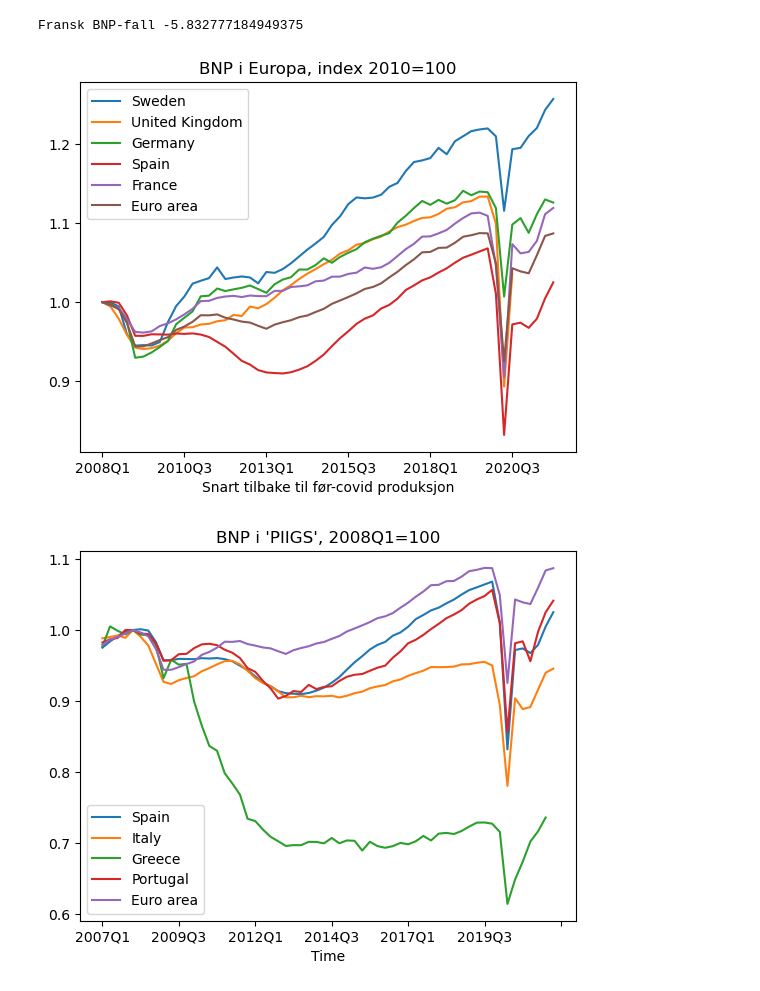
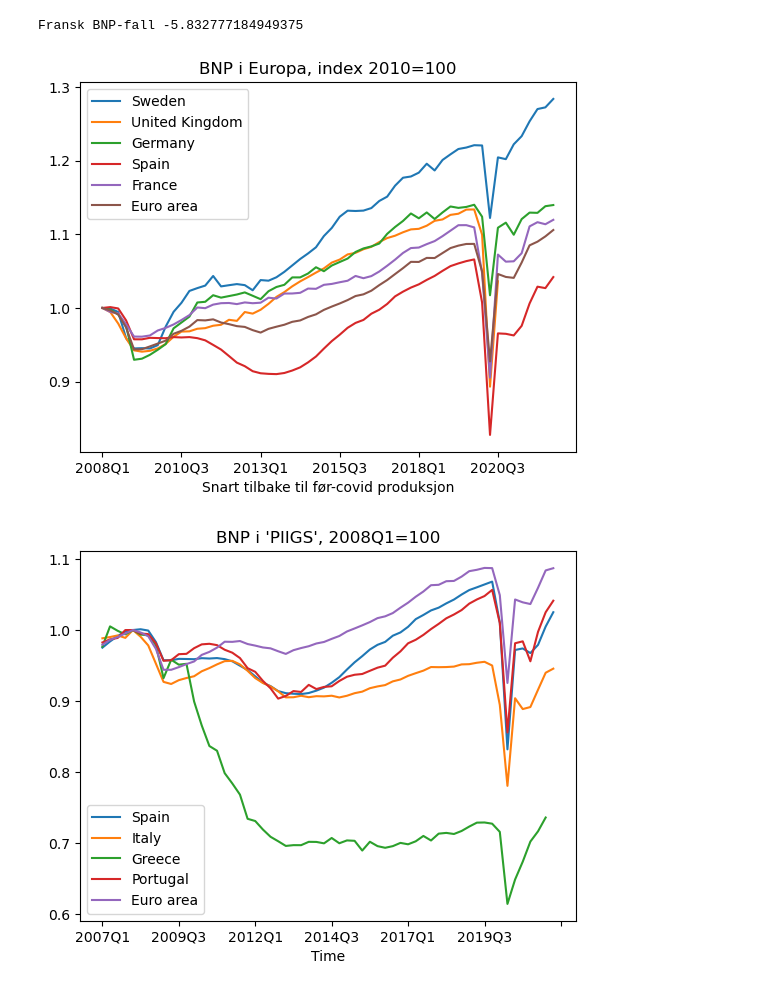
Before and after one commit to DataScienceLead/RealInvestment, a Jupyter notebook: makrofigures.ipynb, the cells around one changed output. Cells and saved outputs as stored; diff of their text form; code cells hidden in the pictures.

Commit message:
update makrofigure Q2

```diff
--- a/makrofigures.ipynb
+++ b/makrofigures.ipynb
@@ -1024,7 +1024,8 @@ plt.show()
 #  Ta ut datasett i excel - ta vare på, chainlinked volume, index=100, season and calender adjusted
 # On seperate sheets eller bedre Not "Full extraction"
 #http://appsso.eurostat.ec.europa.eu/nui/show.do?query=BOOKMARK_DS-406779_QID_54D3DCA_UID_-3F171EB0&layout=TIME,C,X,0;GEO,L,Y,0;UNIT,L,Z,0;S_ADJ,L,Z,1;NA_ITEM,L,Z,2;INDICATORS,C,Z,3;&zSelection=DS-406779UNIT,CLV10_MEUR;DS-406779INDICATORS,OBS_FLAG;DS-406779S_ADJ,SCA;DS-406779NA_ITEM,B1GQ;&rankName1=UNIT_1_2_-1_2&rankName2=INDICATORS_1_2_-1_2&rankName3=NA-ITEM_1_2_-1_2&rankName4=S-ADJ_1_2_-1_2&rankName5=TIME_1_0_0_0&rankName6=GEO_1_2_0_1&ppcRK=FIRST&ppcSO=ASC&sortC=ASC_-1_FIRST&rStp=&cStp=&rDCh=&cDCh=&rDM=true&cDM=true&footnes=false&empty=false&wai=false&time_mode=ROLLING&time_most_recent=false&lang=EN&cfo=%23%23%23%2C%23%23%23.%23%23%23
-euro_df = pd.read_excel(r"G:\My Drive\Data\namq_10_gdp.xls", skiprows=9, na_values=":", skipfooter=3)
+euro_df = pd.read_excel(r"C:\Users\jprestmo001\Documents\GitHub\Data\Makro\namq_10_gdp.xlsx",
+                        skiprows=9, na_values=":", skipfooter=3, sheet_name="Data4")
 
 euro_df = euro_df.T
 
@@ -1053,25 +1060,25 @@ Fransk BNP-fall -5.832777184949375
 # %%
 
 # Figur 6.1  BNP fra Eurostat
 plt.clf()
 
-nlastquarter = '2021Q3'
+nlastquarter = '2022Q2'
 
 (euro_df['Sweden']['2008Q1':lastquarter]/euro_df['Sweden']['2008Q1']).plot()  # late with NA-data
 (euro_df['United Kingdom']['2008Q1':lastquarter]/euro_df['United Kingdom']['2008Q1']).plot()  # late with NA-data
 (euro_df['Germany']['2008Q1':lastquarter]/euro_df['Germany']['2008Q1']).plot()  # late with NA-data
 (euro_df['Spain']['2008Q1':lastquarter]/euro_df['Spain']['2008Q1']).plot()
 (euro_df['France']['2008Q1':lastquarter]/euro_df['France']['2008Q1']).plot()
 (euro_df['Euro area']['2008Q1':lastquarter]/euro_df['Euro area']['2008Q1']).plot()
 
 plt.title("BNP i Europa, index 2010=100")
 plt.legend()
 plt.xlabel('Snart tilbake til før-covid produksjon')
 figfolder = 'Figures/Makro/'
 plt.savefig(figfolder +'BNPEuroOmrådet.png')
 plt.show()
 # %% [output]
-[figure, old version]
+[figure, new version]
 # %%
 
 plt.clf()
```
Also changed, not shown: parts of 7 cells of this notebook, 5 other files.
